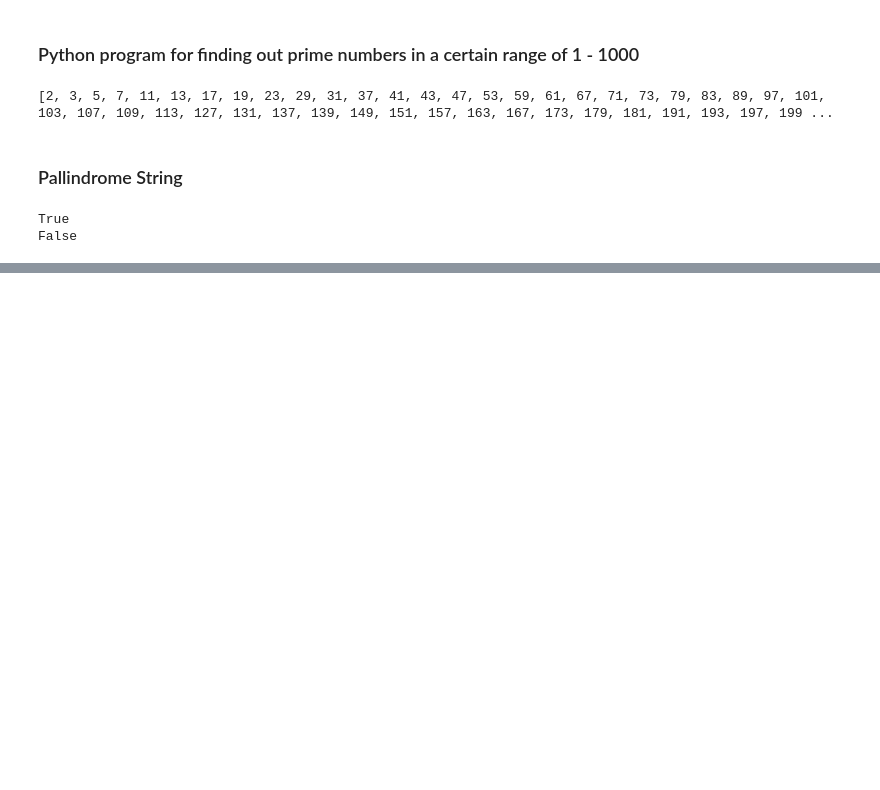
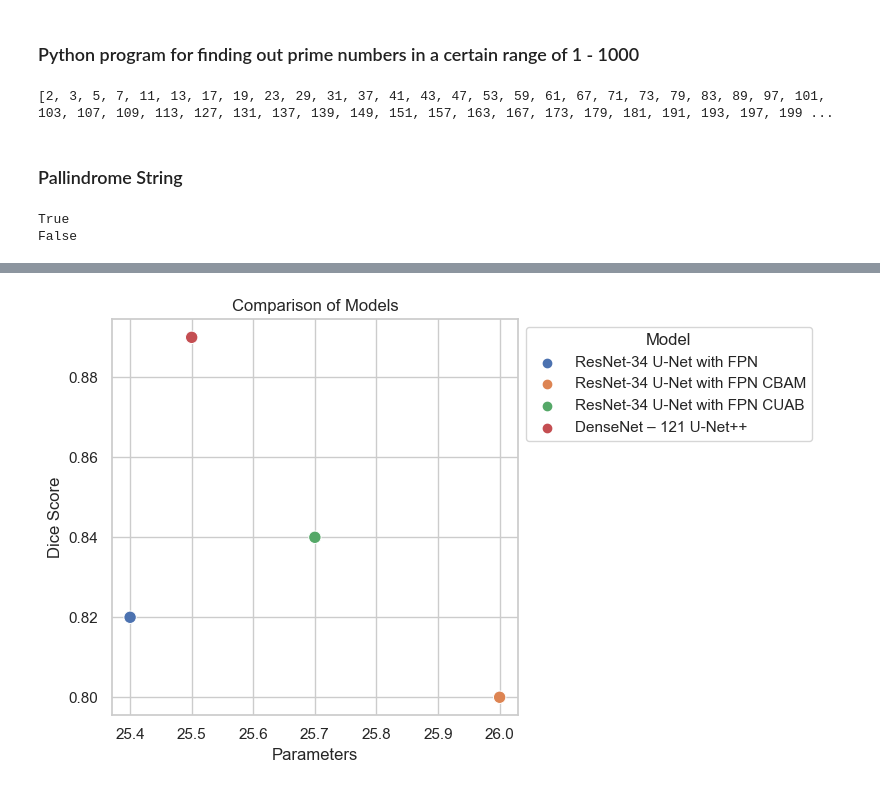
Before and after one commit to HarishNandhan/pwskills, a Jupyter notebook: important_programs.ipynb, the cells around one changed output, grey strips where cells are left out. Cells and saved outputs as stored; diff of their text form; code cells hidden in the pictures; blank space fills up the shorter version.

```diff
--- a/important_programs.ipynb
+++ b/important_programs.ipynb
@@ -34,0 +65,31 @@ False
+# %%
+import seaborn as sns
+import matplotlib.pyplot as plt
+import pandas as pd
+
+# Data from the table
+data = {
+    "Model": [
+        "ResNet-34 U-Net with FPN",
+        "ResNet-34 U-Net with FPN CBAM",
+        "ResNet-34 U-Net with FPN CUAB",
+        "DenseNet – 121 U-Net++"
+    ],
+    "Dice Score": [0.82, 0.80, 0.84, 0.89],
+    "Parameters": [25.4, 26.0, 25.7, 25.5]
+}
+
+df = pd.DataFrame(data)
+
+# Creating the scatter plot with reduced size
+plt.figure(figsize=(8, 5))
+sns.scatterplot(x="Parameters", y="Dice Score", data=df, hue="Model", s=80)
+plt.xlabel("Parameters")
+plt.ylabel("Dice Score")
+plt.title("Comparison of Models")
+plt.legend(title="Model", loc="upper left", bbox_to_anchor=(1,1))
+
+plt.tight_layout()
+plt.show()
+# %% [output]
+[figure, added]
```
Also changed, not shown: parts of 1 cell of this notebook, 1 other file.
